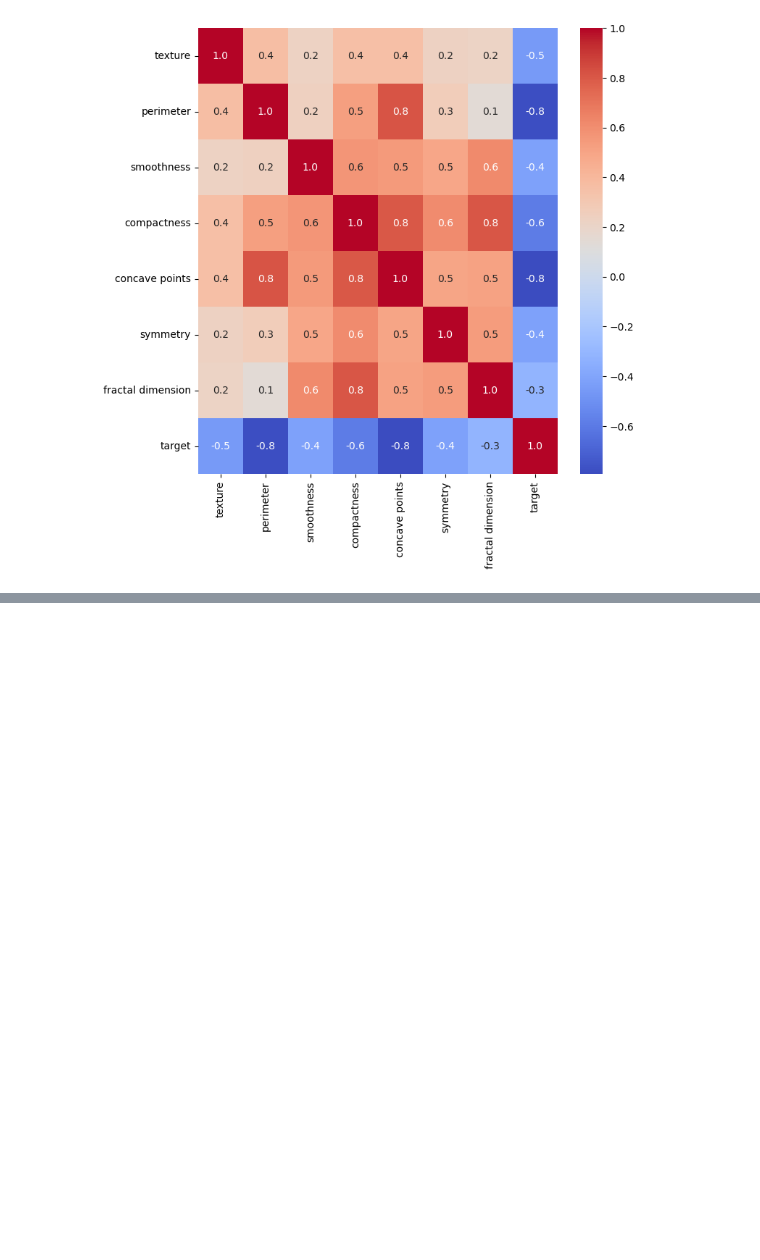
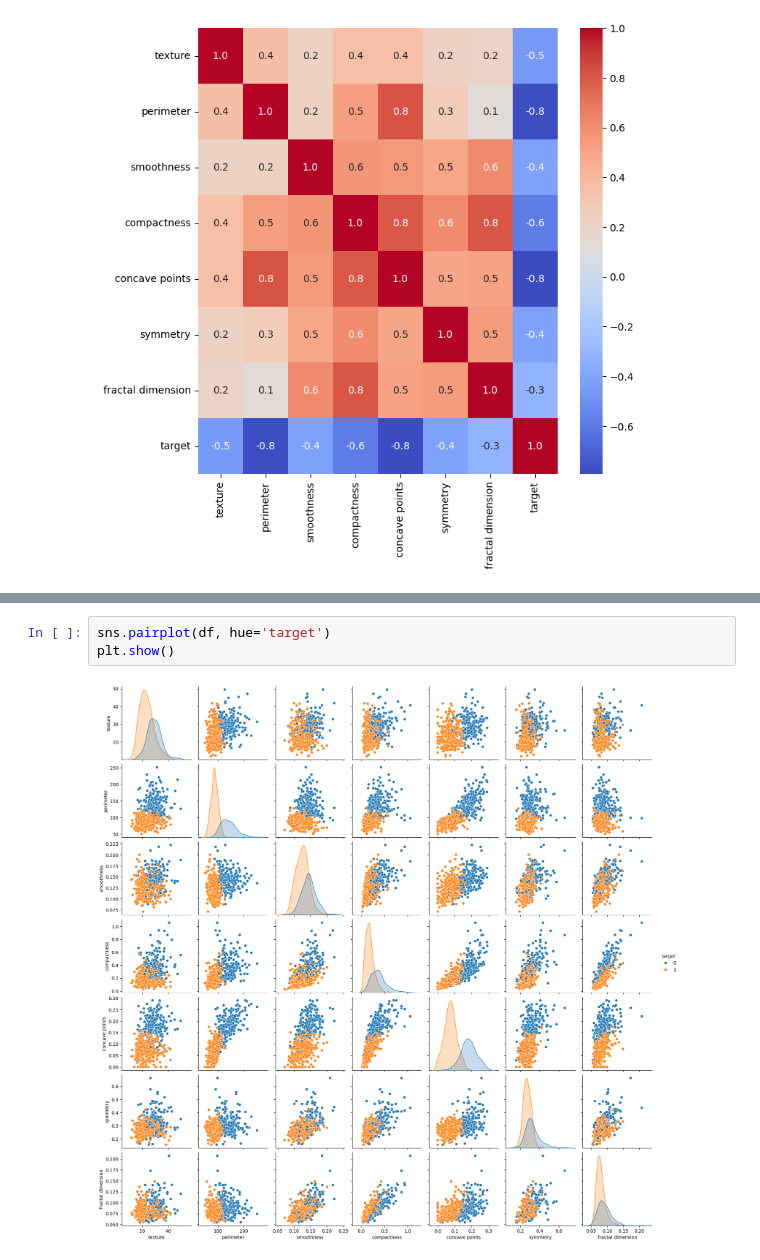
Before and after one commit to shahramsamar/ML-AI, a Jupyter notebook: ML/Breast Cancer Data Set-6/breast-cancer.ipynb, the cells around one changed output, grey strips where cells are left out. Drawn from its saved outputs; the diff is of its cells as text; blank space fills up the shorter version.

Commit message:
heatmap and pairplot

```diff
--- a/ML/Breast Cancer Data Set-6/breast-cancer.ipynb
+++ b/ML/Breast Cancer Data Set-6/breast-cancer.ipynb
@@ -224,0 +273,5 @@ plt.show()
+# %%
+sns.pairplot(df, hue='target')
+plt.show()
+# %% [output]
+[figure, added]
```
Also changed, not shown: parts of 11 cells of this notebook.
